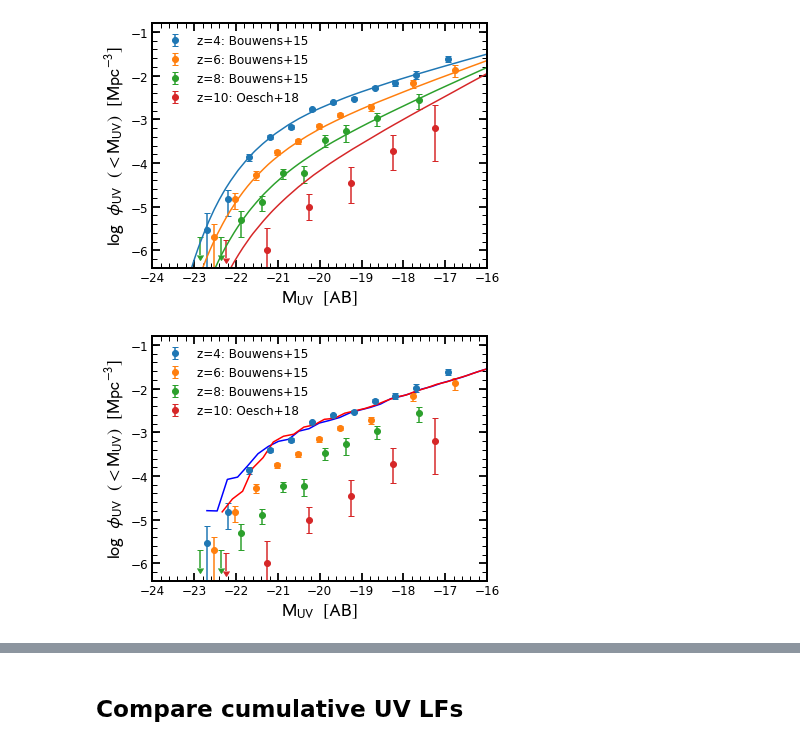
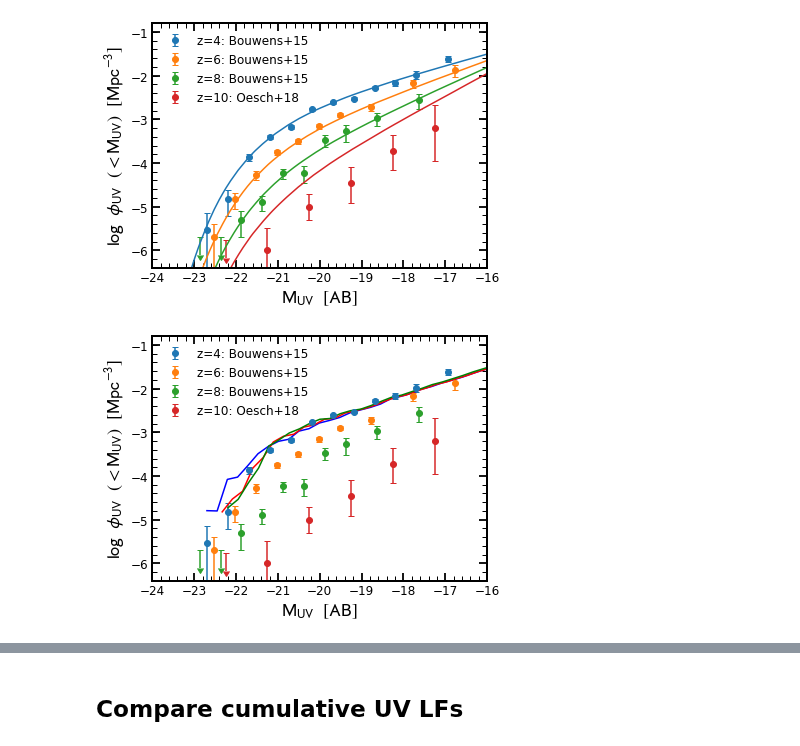
Before and after one commit to stacchella/halo_model, a Jupyter notebook: scripts/Comparison_UV_Observables.ipynb, the cells around one changed output, grey strips where cells are left out. Drawn from its saved outputs; the diff is of its cells as text; code cells hidden in the pictures.

```diff
--- a/scripts/Comparison_UV_Observables.ipynb
+++ b/scripts/Comparison_UV_Observables.ipynb
@@ -25,6 +25,7 @@ path_SP_cat = path_main + 'catalogs/SP/'
 path_SP_cat_00 = path_main + 'catalogs/SP/0.0/'
 path_SP_cat_02 = path_main + 'catalogs/SP/0.2/'
 path_SP_cat_04 = path_main + 'catalogs/SP/0.4/'
+path_SP_cat_06 = path_main + 'catalogs/SP/0.6/'
 # %%
 # define important parameters
 
@@ -300,34 +301,37 @@ for ii in range(len(redshift_plot)):
 
 
 #for ii in range(len(redshift_plot)):
 #    mag_bins_center, LF = compute_LF(path_SP_cat_00 + 'SFH_z' + redshift_plot[ii] + '_constant_with_L.hdf5', volume_box, bin_size=mag_bin_size[ii], cumulative=False, add_dust=True, redshift_in=float(redshift_plot[ii]), completeness_correction=True, completeness_correction_type='parameterized')
 #    ax.plot(mag_bins_center, np.log10(LF), '-', color=color_plot[ii])
 
 
 mag_bins_center, LF = compute_LF(path_SP_cat_00 + 'SFH_z4_constant_with_L.hdf5', volume_box, bin_size=0.3, cumulative=False, add_dust=True, redshift_in=4.0, completeness_correction=True, completeness_correction_type='parameterized')
 ax.plot(mag_bins_center, np.log10(LF), '-', color='blue')
 
 mag_bins_center, LF = compute_LF(path_SP_cat_04 + 'SFH_z4_constant_with_L.hdf5', volume_box, bin_size=0.3, cumulative=False, add_dust=True, redshift_in=4.0, completeness_correction=True, completeness_correction_type='parameterized')
 ax.plot(mag_bins_center, np.log10(LF), '-', color='red')
 
+mag_bins_center, LF = compute_LF(path_SP_cat_06 + 'SFH_z4_constant_with_L.hdf5', volume_box, bin_size=0.3, cumulative=False, add_dust=True, redshift_in=4.0, completeness_correction=True, completeness_correction_type='parameterized')
+ax.plot(mag_bins_center, np.log10(LF), '-', color='green')
+
 
 
 #for ii in range(len(redshift_plot)):
 #    mag_bins_center, LF = compute_LF(path_SP_cat_00 + 'SFH_z' + redshift_plot[ii] + '_constant_with_L.hdf5', volume_box, bin_size=mag_bin_size[ii], cumulative=False, add_dust=True, redshift_in=float(redshift_plot[ii]), completeness_correction=False)
 #    ax.plot(mag_bins_center, np.log10(LF), '--', color=color_plot[ii])
 
 
 ax.set_xlabel(r'$\mathrm{M}_{\rm UV}\/\/\/\/[\mathrm{AB}]$', fontsize=18)
 ax.set_ylabel(r'$\log\/\/\/\/\phi_{\rm UV}\/\/\/\/(<\mathrm{M}_{\rm UV})\/\/\/\/[\mathrm{Mpc}^{-3}]$', fontsize=18)
 
 ax.set_xlim([-24, -16])
 ax.set_ylim([-6.4, -0.8])
 
 plt.legend(frameon=False, fontsize=12)
 plt.savefig(path_figures + 'UV_LF_comparison.pdf', bbox_inches='tight')
 plt.show()
 # %% [output]
-[figure, old version]
+[figure, new version]
 # %%
 # uv bright halos
 
```
Also changed, not shown: parts of 3 cells of this notebook, 6 other files.
